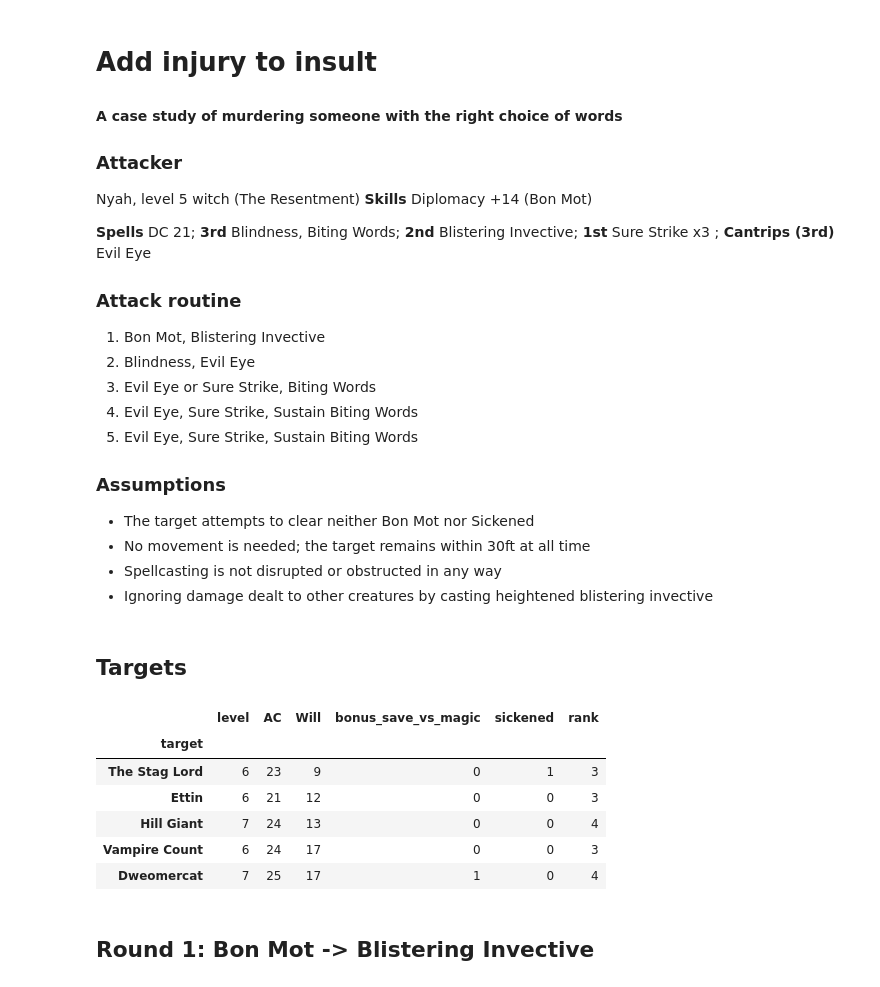
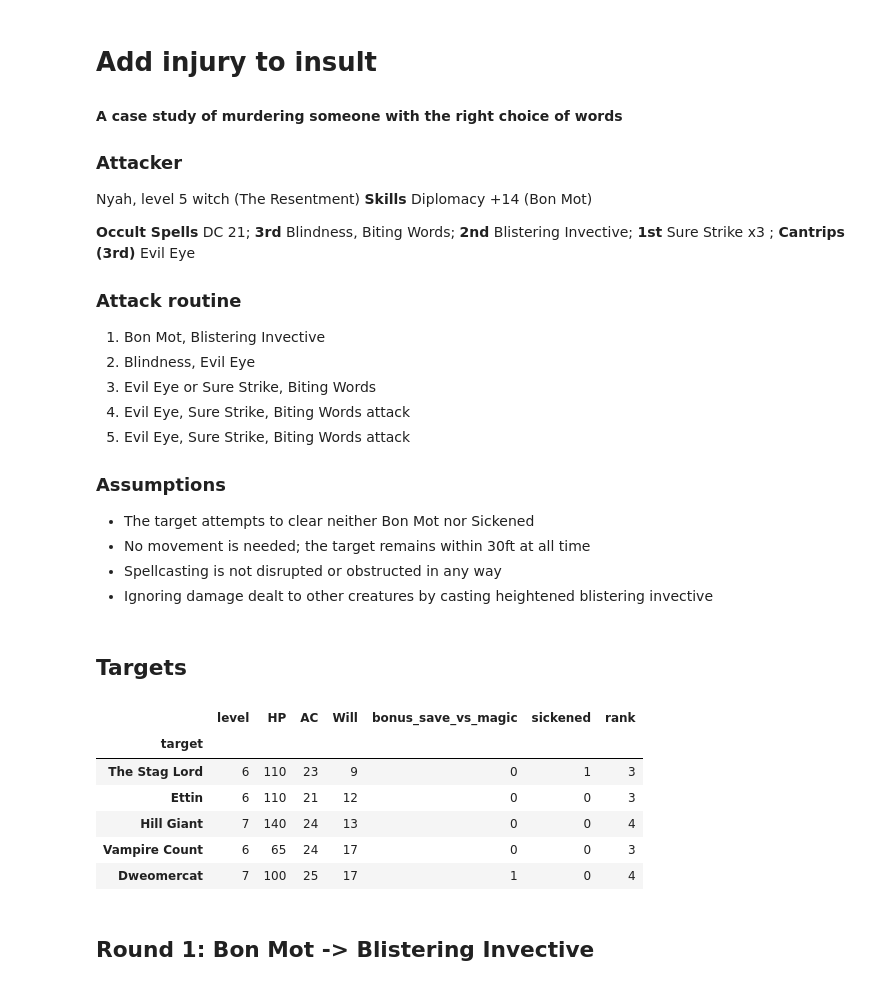
Before and after one commit to crusaderky/pathfinder2e_stats, a Jupyter notebook: notebooks/add_injury_to_insult.ipynb, the cells around one changed output. Saved outputs shown, nothing was run; the diff lists cells and outputs as text; code cells hidden in the pictures.

```diff
--- a/notebooks/add_injury_to_insult.ipynb
+++ b/notebooks/add_injury_to_insult.ipynb
@@ -6,14 +6,14 @@
 Nyah, level 5 witch (The Resentment)
 **Skills** Diplomacy +14 (Bon Mot)
 
-**Spells** DC 21; **3rd** Blindness, Biting Words; **2nd** Blistering Invective; **1st** Sure Strike x3 ; **Cantrips (3rd)** Evil Eye
+**Occult Spells** DC 21; **3rd** Blindness, Biting Words; **2nd** Blistering Invective; **1st** Sure Strike x3 ; **Cantrips (3rd)** Evil Eye
 
 ### Attack routine
 1. Bon Mot, Blistering Invective
 2. Blindness, Evil Eye
 3. Evil Eye or Sure Strike, Biting Words
-4. Evil Eye, Sure Strike, Sustain Biting Words
-5. Evil Eye, Sure Strike, Sustain Biting Words
+4. Evil Eye, Sure Strike, Biting Words attack
+5. Evil Eye, Sure Strike, Biting Words attack
 
 ### Assumptions
 - The target attempts to clear neither Bon Mot nor Sickened
@@ -38,30 +40,31 @@ biting_words_rank = 3
 # %%
 targets = xarray.Dataset(
     {
         "target": [
             "The Stag Lord",
             "Ettin",
             "Hill Giant",
             "Vampire Count",
             "Dweomercat",
         ],
         "level": ("target", [6, 6, 7, 6, 7]),
+        "HP": ("target", [110, 110, 140, 65, 100]),
         "AC": ("target", [23, 21, 24, 24, 25]),
         "Will": ("target", [9, 12, 13, 17, 17]),
         "bonus_save_vs_magic": ("target", [0, 0, 0, 0, 1]),
         "sickened": ("target", [1, 0, 0, 0, 0]),
     }
 )
-targets["rank"] = (targets.level + 1) // 2  # For incapacitation and counteract
+targets["rank"] = level2rank(targets.level)
 targets.to_pandas()
 # %% [output]
-|  | level | AC | Will | bonus_save_vs_magic | sickened | rank |
-| target |  |  |  |  |  |  |
-| The Stag Lord | 6 | 23 | 9 | 0 | 1 | 3 |
-| Ettin | 6 | 21 | 12 | 0 | 0 | 3 |
-| Hill Giant | 7 | 24 | 13 | 0 | 0 | 4 |
-| Vampire Count | 6 | 24 | 17 | 0 | 0 | 3 |
-| Dweomercat | 7 | 25 | 17 | 1 | 0 | 4 |
+|  | level | HP | AC | Will | bonus_save_vs_magic | sickened | rank |
+| target |  |  |  |  |  |  |  |
+| The Stag Lord | 6 | 110 | 23 | 9 | 0 | 1 | 3 |
+| Ettin | 6 | 110 | 21 | 12 | 0 | 0 | 3 |
+| Hill Giant | 7 | 140 | 24 | 13 | 0 | 0 | 4 |
+| Vampire Count | 6 | 65 | 24 | 17 | 0 | 0 | 3 |
+| Dweomercat | 7 | 100 | 25 | 17 | 1 | 0 | 4 |
 # %% [markdown]
 ## Round 1: Bon Mot -> Blistering Invective
 # %%
```
Also changed, not shown: parts of 18 cells of this notebook, 7 other files.
